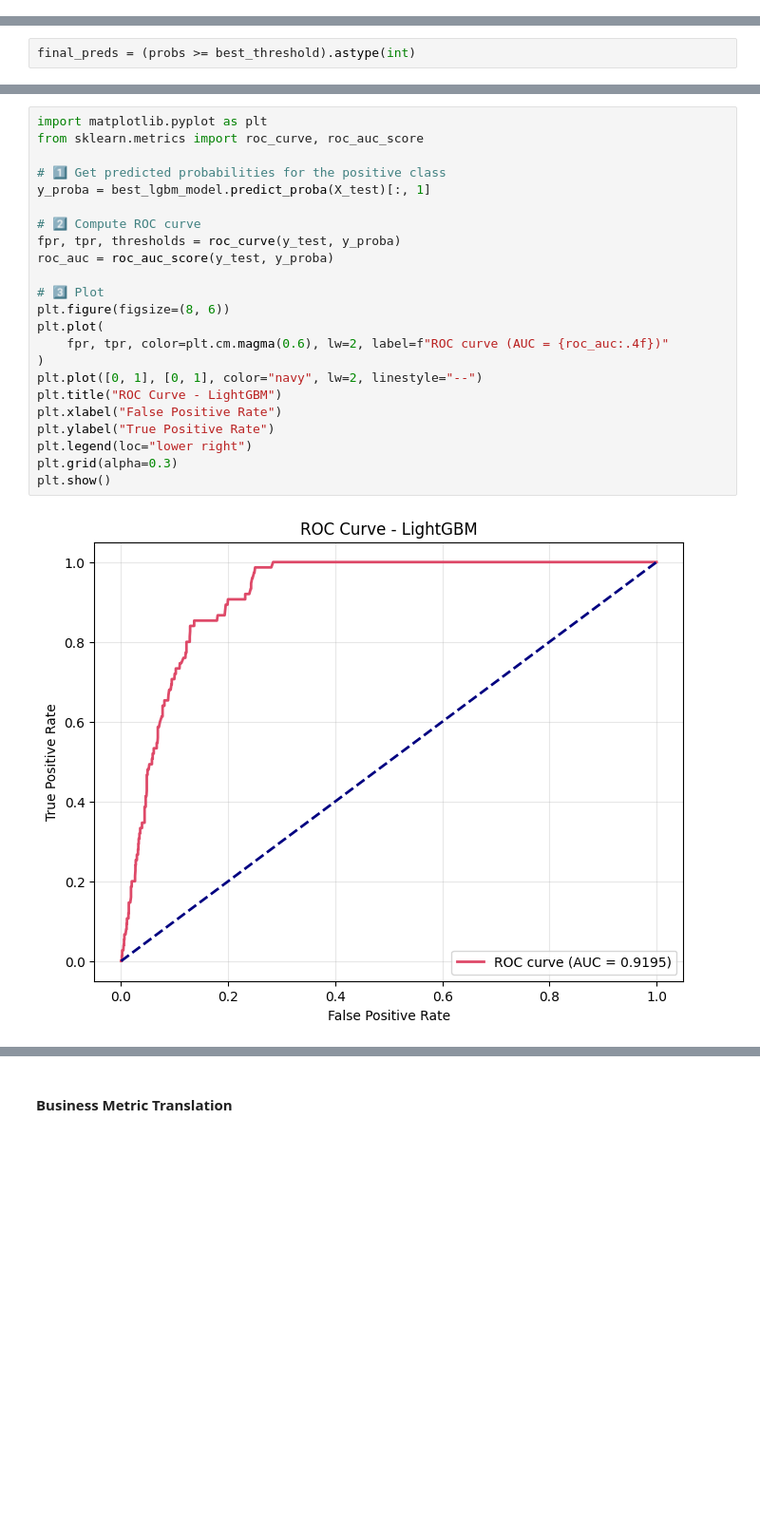
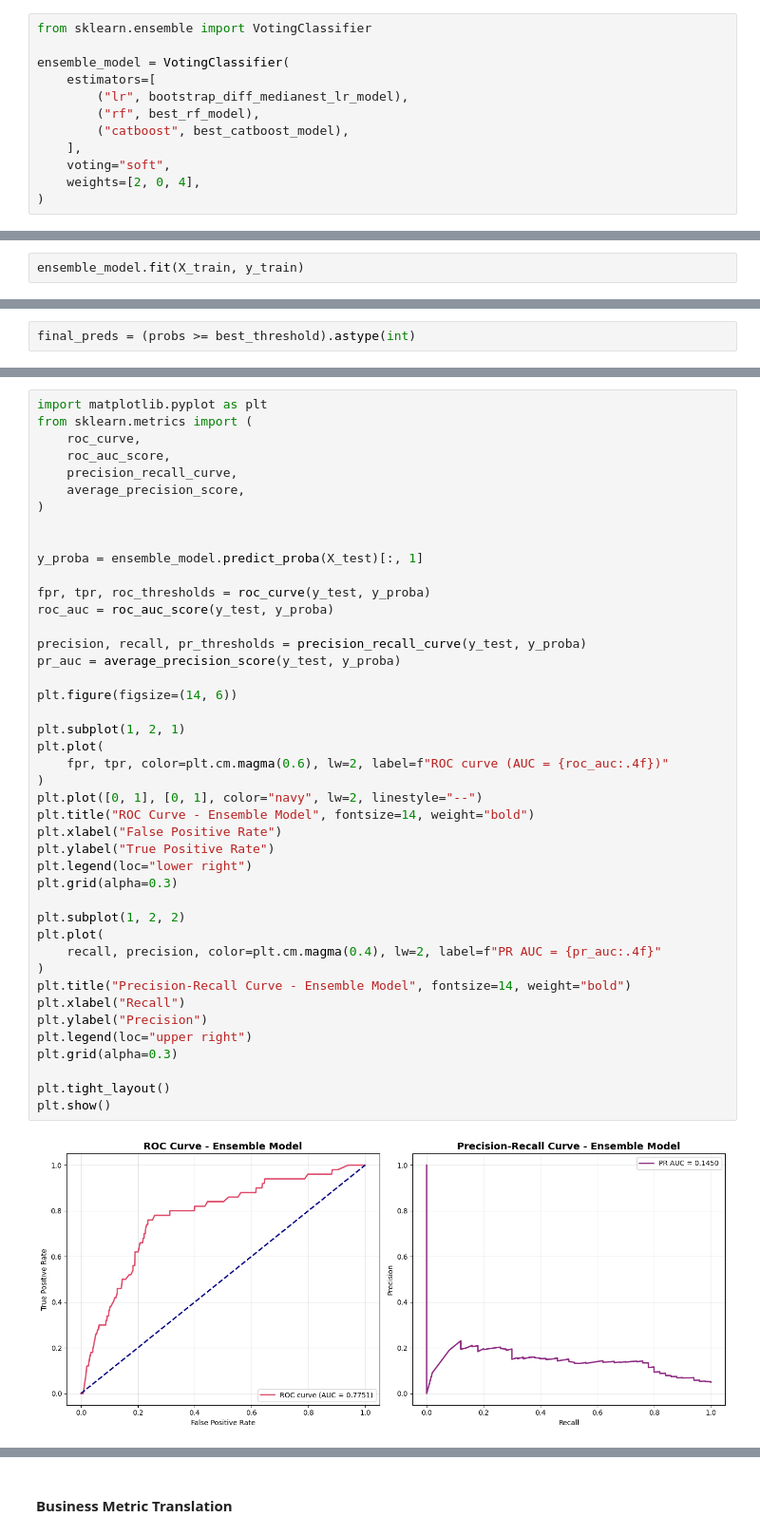
Before and after one commit to Duccard/stroke_risk_prediction, a Jupyter notebook: StrokeRiskPredictionModel.ipynb, the cells around one changed output, grey strips where cells are left out. Shown at 95% size. Drawn from its saved outputs; the diff is of its cells as text; blank space fills up the shorter version.

Commit message:
Updated Model Evaluation, added PR AUC

```diff
--- a/StrokeRiskPredictionModel.ipynb
+++ b/StrokeRiskPredictionModel.ipynb
@@ -2569,2 +2551,14 @@ precision_class_1: 0.1433
 # %% [markdown]
 **Interpretation:** Changing weights didn't change the ensemble's score much because all three models were already predicting very similar probabilities.
+# %%
+from sklearn.ensemble import VotingClassifier
+
+ensemble_model = VotingClassifier(
+    estimators=[
+        ("lr", bootstrap_diff_medianest_lr_model),
+        ("rf", best_rf_model),
+        ("catboost", best_catboost_model),
+    ],
+    voting="soft",
+    weights=[2, 0, 4],
+)
@@ -2661,0 +2694,2 @@ plt.show()
+# %%
+ensemble_model.fit(X_train, y_train)
@@ -2800,26 +2887,46 @@ The optimal threshold of 0.68 improved the F1 Macro score to 0.6211, better bala
 # %%
 import matplotlib.pyplot as plt
-from sklearn.metrics import roc_curve, roc_auc_score
+from sklearn.metrics import (
+    roc_curve,
+    roc_auc_score,
+    precision_recall_curve,
+    average_precision_score,
+)
 
-# 1️⃣ Get predicted probabilities for the positive class
-y_proba = best_lgbm_model.predict_proba(X_test)[:, 1]
 
-# 2️⃣ Compute ROC curve
-fpr, tpr, thresholds = roc_curve(y_test, y_proba)
+y_proba = ensemble_model.predict_proba(X_test)[:, 1]
+
+fpr, tpr, roc_thresholds = roc_curve(y_test, y_proba)
 roc_auc = roc_auc_score(y_test, y_proba)
 
-# 3️⃣ Plot
-plt.figure(figsize=(8, 6))
+precision, recall, pr_thresholds = precision_recall_curve(y_test, y_proba)
+pr_auc = average_precision_score(y_test, y_proba)
+
+plt.figure(figsize=(14, 6))
+
+plt.subplot(1, 2, 1)
 plt.plot(
     fpr, tpr, color=plt.cm.magma(0.6), lw=2, label=f"ROC curve (AUC = {roc_auc:.4f})"
 )
 plt.plot([0, 1], [0, 1], color="navy", lw=2, linestyle="--")
-plt.title("ROC Curve - LightGBM")
+plt.title("ROC Curve - Ensemble Model", fontsize=14, weight="bold")
 plt.xlabel("False Positive Rate")
 plt.ylabel("True Positive Rate")
 plt.legend(loc="lower right")
 plt.grid(alpha=0.3)
+
+plt.subplot(1, 2, 2)
+plt.plot(
+    recall, precision, color=plt.cm.magma(0.4), lw=2, label=f"PR AUC = {pr_auc:.4f}"
+)
+plt.title("Precision-Recall Curve - Ensemble Model", fontsize=14, weight="bold")
+plt.xlabel("Recall")
+plt.ylabel("Precision")
+plt.legend(loc="upper right")
+plt.grid(alpha=0.3)
+
+plt.tight_layout()
 plt.show()
 # %% [output]
-[figure, old version]
+[figure, new version]
 # %% [markdown]
```
Also changed, not shown: parts of 53 cells of this notebook, 3 other files.
